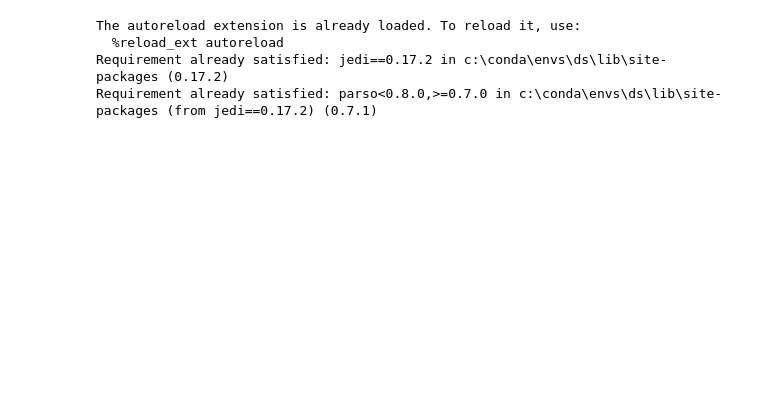
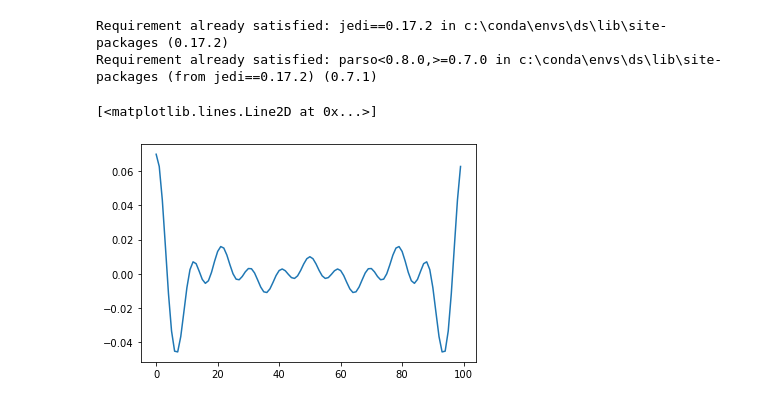
Before and after one commit to misha1sh/audio_widener_dev, a Jupyter notebook: pycharm_proj/main.ipynb, the cells around one changed output. Cells and saved outputs as stored; diff of their text form; code cells hidden in the pictures; blank space fills up the shorter version.

```diff
--- a/pycharm_proj/main.ipynb
+++ b/pycharm_proj/main.ipynb
@@ -13,12 +13,17 @@ sound = guitar_sample
 # sound1, sound2 = electro_sample, electro_sample
 # sound1 = sound2 = np.sin(np.linspace(0, 3000, sample_rate) * 20) + np.sin(np.linspace(0, 3000, sample_rate) * 8)
 
+sound1, sound2 = wider_decomp1, wider_decomp2
+
 # corellation, coherence
 # %% [output]
-The autoreload extension is already loaded. To reload it, use:
-  %reload_ext autoreload
 Requirement already satisfied: jedi==0.17.2 in c:\conda\envs\ds\lib\site-packages (0.17.2)
 Requirement already satisfied: parso<0.8.0,>=0.7.0 in c:\conda\envs\ds\lib\site-packages (from jedi==0.17.2) (0.7.1)
+# %%
+plt.plot(np.fft.ifft([0, 0, 0, 0, 1, 1,1,1,1,1,1, 0 ,0 ,0, 0, 0, 0], 100))
+# %% [output]
+[<matplotlib.lines.Line2D at 0x...>]
+[figure, added]
 # %%
 Audio(sound, rate=sample_rate, autoplay=False, normalize=True)
 # %%
```
Also changed, not shown: parts of 1 cell of this notebook, 14 other files.
